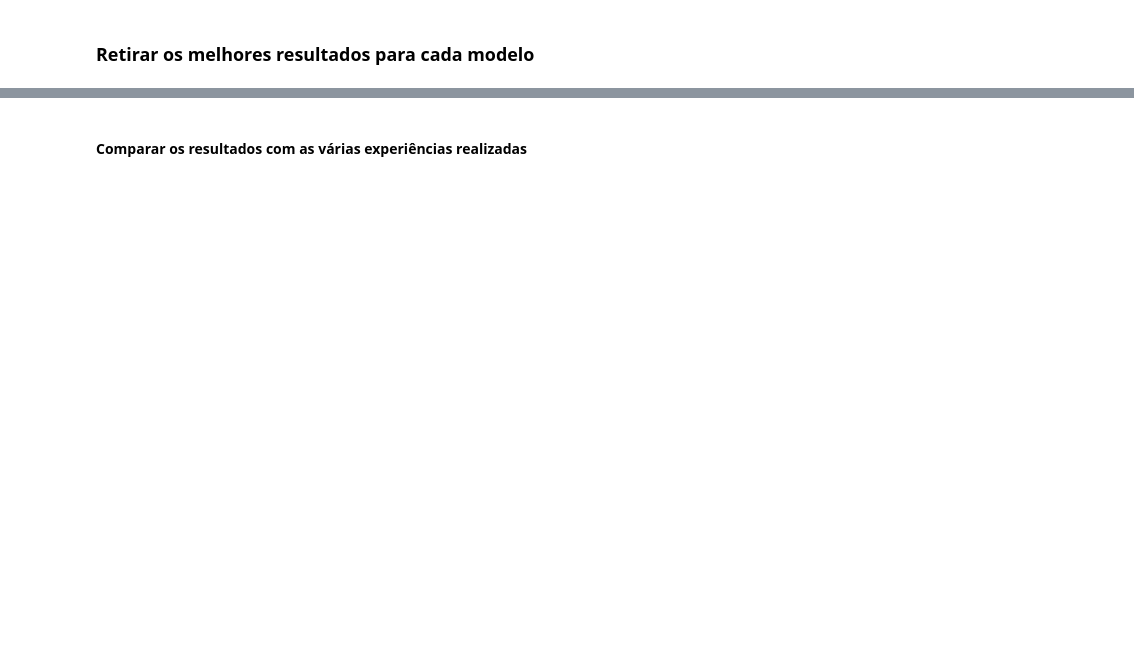
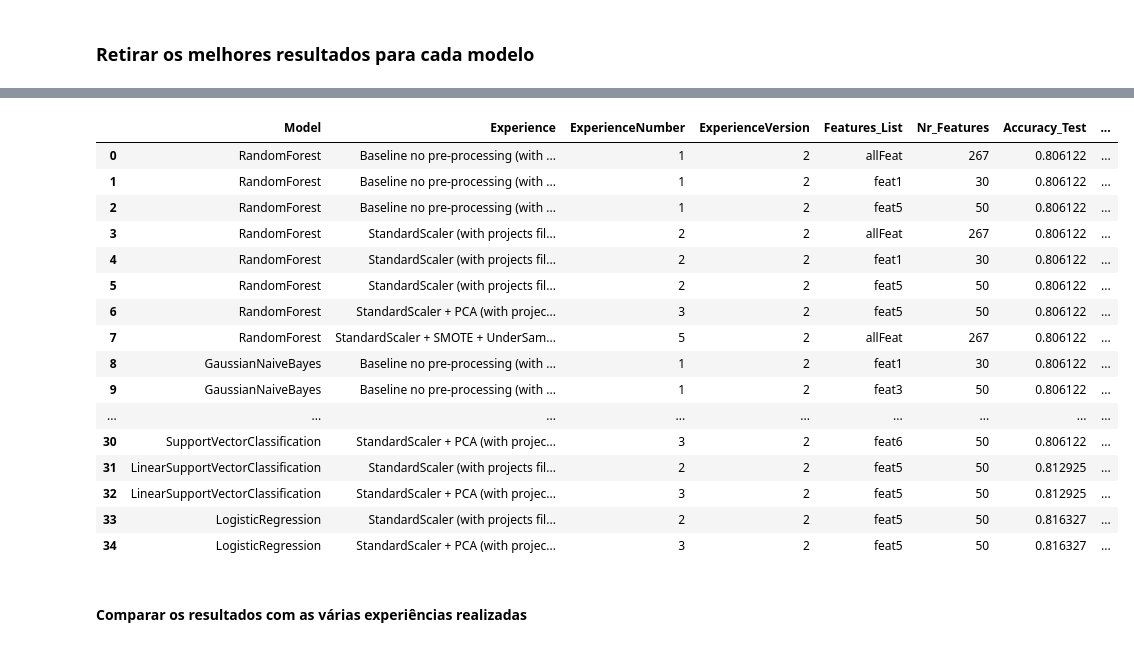
Before and after one commit to AfonsoMiao/ML_Project, a Jupyter notebook: analysis_results.ipynb, the cells around one changed output, grey strips where cells are left out. Cells and saved outputs as stored; diff of their text form; code cells hidden in the pictures; blank space fills up the shorter version.

```diff
--- a/analysis_results.ipynb
+++ b/analysis_results.ipynb
@@ -4,0 +5,2 @@ import json
+# %%
+experience_version_report = 2
@@ -24,2 +58,5 @@ display(df_original)
 # %% [markdown]
 ### Filtrar experiência com resultados inferiores ou iguais ao Dummy + Modelos overfit
+# %%
+# Excluir experiencias com precisão de teste inferior ao dummy + experiências em que a precisão nos datasets de treino sejam = 1
+df_clean = df.loc[(df['Accuracy_Test'] >= dummy_score) | (df['Accuracy_Train'] != 1)]
@@ -26,2 +85,6 @@ display(df_original)
 # %% [markdown]
 ### Retirar os melhores resultados para cada modelo
+# %%
+# Pode haver vários modelos com scores as melhores score
+best_models = df_clean.groupby('Model')['Accuracy_Test'].max().to_frame(name = 'max').reset_index()
+display(best_models)
@@ -27,0 +101,20 @@ display(df_original)
+# %%
+select_columns = [
+    'Model',
+    'Experience',
+    'ExperienceNumber',
+    'ExperienceVersion',
+    'Features_List',
+    'Nr_Features',
+    'Accuracy_Test',
+    'F1_Test',
+    'Precision_Test',
+    'Recall_Test',
+    'ROC_AUC_Test',
+    'TP',
+    'TN',
+    'FP',
+    'FN',
+    '#Terminados(Teste)',
+    '#AnuladosPosContrato(Teste)'
+]
@@ -27,0 +126,22 @@ display(df_original)
+# %%
+final_best_models = df_clean.merge(best_models, how="inner", left_on=["Model", "Accuracy_Test"], right_on=["Model", "max"])
+
+display(final_best_models[select_columns])
+# %% [output]
+|  | Model | Experience | ExperienceNumber | ExperienceVersion | Features_List | Nr_Features | Accuracy_Test | ... |
+| 0 | RandomForest | Baseline no pre-processing (with ... | 1 | 2 | allFeat | 267 | 0.806122 | ... |
+| 1 | RandomForest | Baseline no pre-processing (with ... | 1 | 2 | feat1 | 30 | 0.806122 | ... |
+| 2 | RandomForest | Baseline no pre-processing (with ... | 1 | 2 | feat5 | 50 | 0.806122 | ... |
+| 3 | RandomForest | StandardScaler (with projects fil... | 2 | 2 | allFeat | 267 | 0.806122 | ... |
+| 4 | RandomForest | StandardScaler (with projects fil... | 2 | 2 | feat1 | 30 | 0.806122 | ... |
+| 5 | RandomForest | StandardScaler (with projects fil... | 2 | 2 | feat5 | 50 | 0.806122 | ... |
+| 6 | RandomForest | StandardScaler + PCA (with projec... | 3 | 2 | feat5 | 50 | 0.806122 | ... |
+| 7 | RandomForest | StandardScaler + SMOTE + UnderSam... | 5 | 2 | allFeat | 267 | 0.806122 | ... |
+| 8 | GaussianNaiveBayes | Baseline no pre-processing (with ... | 1 | 2 | feat1 | 30 | 0.806122 | ... |
+| 9 | GaussianNaiveBayes | Baseline no pre-processing (with ... | 1 | 2 | feat3 | 50 | 0.806122 | ... |
+| ... | ... | ... | ... | ... | ... | ... | ... | ... |
+| 30 | SupportVectorClassification | StandardScaler + PCA (with projec... | 3 | 2 | feat6 | 50 | 0.806122 | ... |
+| 31 | LinearSupportVectorClassification | StandardScaler (with projects fil... | 2 | 2 | feat5 | 50 | 0.812925 | ... |
+| 32 | LinearSupportVectorClassification | StandardScaler + PCA (with projec... | 3 | 2 | feat5 | 50 | 0.812925 | ... |
+| 33 | LogisticRegression | StandardScaler (with projects fil... | 2 | 2 | feat5 | 50 | 0.816327 | ... |
+| 34 | LogisticRegression | StandardScaler + PCA (with projec... | 3 | 2 | feat5 | 50 | 0.816327 | ... |
```
Also changed, not shown: parts of 44 cells of this notebook, 2 other files.
